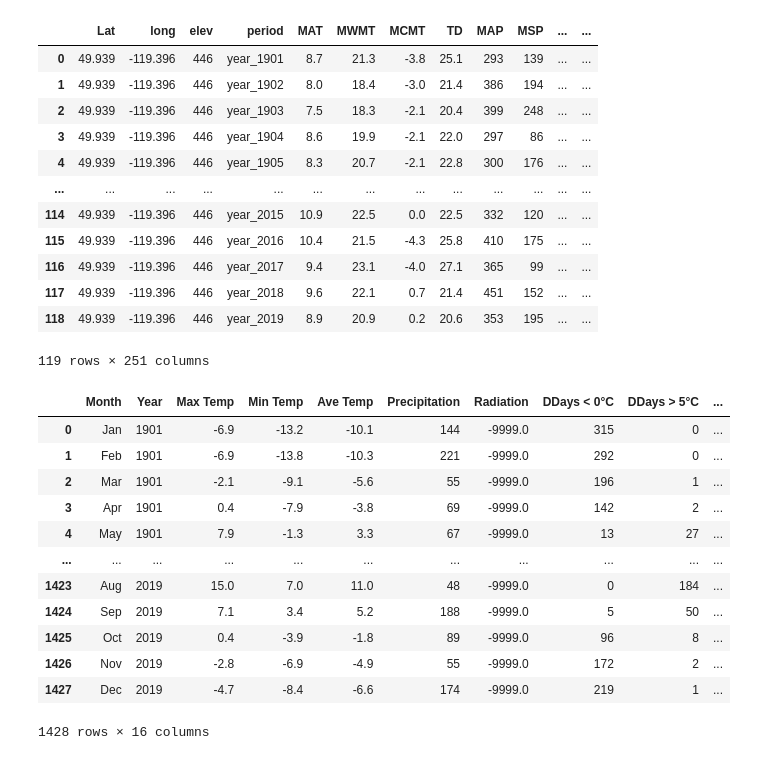
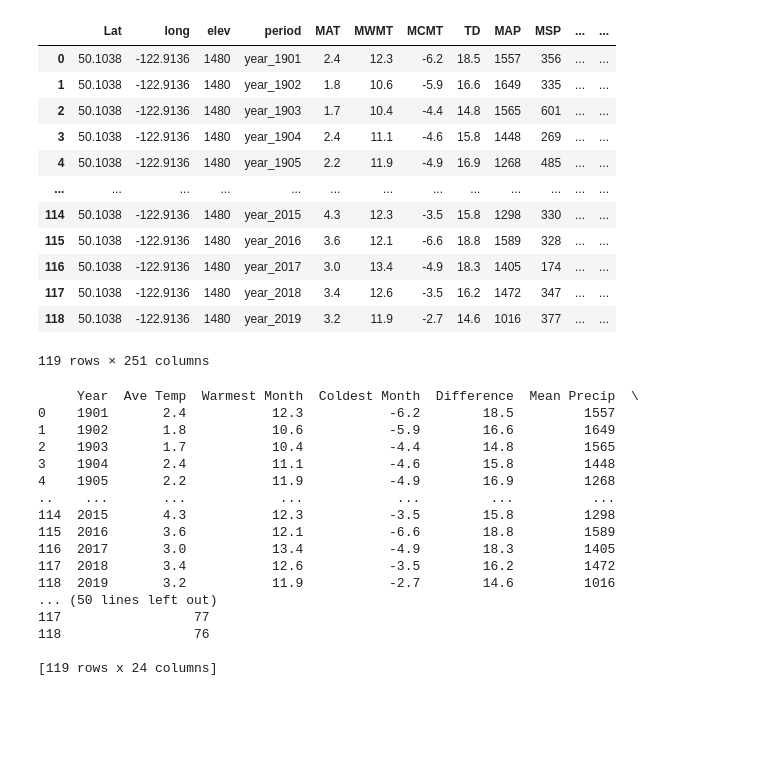
Before and after one commit to data301-2020-winter1/course-project-solo_502, a Jupyter notebook: analysis/scripts/project_function(06.11).ipynb, the cells around one changed output. Cells and saved outputs as stored; diff of their text form; code cells hidden in the pictures; blank space fills up the shorter version.

```diff
--- a/analysis/scripts/project_function(06.11).ipynb
+++ b/analysis/scripts/project_function(06.11).ipynb
@@ -1,26 +1,26 @@
 # %%
 import pandas as pd
 import numpy as np
 from functools import reduce
 import seaborn as sns
 import matplotlib.pyplot as plt
 import matplotlib.pylab as pylab
 
 # exploring dataframe
-pd.read_csv(r'C:\Users\Len\Documents\GitHub\solo_502\course-project-solo_502\data\raw\ClimateData_UBCO.csv')
+pd.read_csv(r'C:\Users\Len\Documents\GitHub\solo_502\course-project-solo_502\data\raw\ClimateData_Whistler.csv')
 # %% [output]
 |  | Lat | long | elev | period | MAT | MWMT | MCMT | TD | MAP | MSP | ... | ... |
-| 0 | 49.939 | -119.396 | 446 | year_1901 | 8.7 | 21.3 | -3.8 | 25.1 | 293 | 139 | ... | ... |
-| 1 | 49.939 | -119.396 | 446 | year_1902 | 8.0 | 18.4 | -3.0 | 21.4 | 386 | 194 | ... | ... |
-| 2 | 49.939 | -119.396 | 446 | year_1903 | 7.5 | 18.3 | -2.1 | 20.4 | 399 | 248 | ... | ... |
-| 3 | 49.939 | -119.396 | 446 | year_1904 | 8.6 | 19.9 | -2.1 | 22.0 | 297 | 86 | ... | ... |
-| 4 | 49.939 | -119.396 | 446 | year_1905 | 8.3 | 20.7 | -2.1 | 22.8 | 300 | 176 | ... | ... |
+| 0 | 50.1038 | -122.9136 | 1480 | year_1901 | 2.4 | 12.3 | -6.2 | 18.5 | 1557 | 356 | ... | ... |
+| 1 | 50.1038 | -122.9136 | 1480 | year_1902 | 1.8 | 10.6 | -5.9 | 16.6 | 1649 | 335 | ... | ... |
+| 2 | 50.1038 | -122.9136 | 1480 | year_1903 | 1.7 | 10.4 | -4.4 | 14.8 | 1565 | 601 | ... | ... |
+| 3 | 50.1038 | -122.9136 | 1480 | year_1904 | 2.4 | 11.1 | -4.6 | 15.8 | 1448 | 269 | ... | ... |
+| 4 | 50.1038 | -122.9136 | 1480 | year_1905 | 2.2 | 11.9 | -4.9 | 16.9 | 1268 | 485 | ... | ... |
 | ... | ... | ... | ... | ... | ... | ... | ... | ... | ... | ... | ... | ... |
-| 114 | 49.939 | -119.396 | 446 | year_2015 | 10.9 | 22.5 | 0.0 | 22.5 | 332 | 120 | ... | ... |
-| 115 | 49.939 | -119.396 | 446 | year_2016 | 10.4 | 21.5 | -4.3 | 25.8 | 410 | 175 | ... | ... |
-| 116 | 49.939 | -119.396 | 446 | year_2017 | 9.4 | 23.1 | -4.0 | 27.1 | 365 | 99 | ... | ... |
-| 117 | 49.939 | -119.396 | 446 | year_2018 | 9.6 | 22.1 | 0.7 | 21.4 | 451 | 152 | ... | ... |
-| 118 | 49.939 | -119.396 | 446 | year_2019 | 8.9 | 20.9 | 0.2 | 20.6 | 353 | 195 | ... | ... |
+| 114 | 50.1038 | -122.9136 | 1480 | year_2015 | 4.3 | 12.3 | -3.5 | 15.8 | 1298 | 330 | ... | ... |
+| 115 | 50.1038 | -122.9136 | 1480 | year_2016 | 3.6 | 12.1 | -6.6 | 18.8 | 1589 | 328 | ... | ... |
+| 116 | 50.1038 | -122.9136 | 1480 | year_2017 | 3.0 | 13.4 | -4.9 | 18.3 | 1405 | 174 | ... | ... |
+| 117 | 50.1038 | -122.9136 | 1480 | year_2018 | 3.4 | 12.6 | -3.5 | 16.2 | 1472 | 347 | ... | ... |
+| 118 | 50.1038 | -122.9136 | 1480 | year_2019 | 3.2 | 11.9 | -2.7 | 14.6 | 1016 | 377 | ... | ... |
 119 rows × 251 columns
 # %%
 # method chaining and creating a function for all my datasets with the same format
@@ -64,7 +64,7 @@ def load_and_process(path_to_csv_file):
                             'DDays < 18°C', 'DDays > 18°C', 'Frost Free Days', 'Snowfall', 'Evaporation',
                             'Moisture Deficit', 'Relative Humidity']
 
-    return monthly_data
+#     return monthly_data
 
     ## seasonal variables
     # winter variables
@@ -86,7 +86,7 @@ def load_and_process(path_to_csv_file):
                             'DDays < 18°C', 'DDays > 18°C', 'Frost Free Days', 'Snowfall', 'Evaporation',
                             'Moisture Deficit', 'Relative Humidity']
 
-    return seasonal_data
+#     return seasonal_data
 
     ## annual variables
     dataframe_a = (
@@ -103,27 +103,31 @@ def load_and_process(path_to_csv_file):
                            'Frost Free Days','Begin FFP','End FFP','Frost Free Period', 'Snowfall', 'Min Temp (30)', 'Max Temp (30)', 'Radiation',
                            'Evaporation', 'Moisture Deficit', 'Relative Humidity']
 
-#     return yearly_data
+    print(yearly_data)
 
-load_and_process(r'C:\Users\Len\Documents\GitHub\solo_502\course-project-solo_502\data\raw\ClimateData_Big_White.csv')
+load_and_process(r'C:\Users\Len\Documents\GitHub\solo_502\course-project-solo_502\data\raw\ClimateData_Whistler.csv')
 # load_and_process()
 # print(load_and_process['seasonal_data'])
 
-# monthly_data.to_csv(r'C:\Users\Len\Documents\GitHub\solo_502\course-project-solo_502\data\processed\ClimateData_Big_White_months.csv', index=False)
-# seasonal_data.to_csv(r'C:\Users\Len\Documents\GitHub\solo_502\course-project-solo_502\data\processed\ClimateData_Big_White_seasons.csv', index=False)
-# yearly_data.to_csv(r'C:\Users\Len\Documents\GitHub\solo_502\course-project-solo_502\data\processed\ClimateData_Big_White_years.csv', index=False)
+monthly_data.to_csv(r'C:\Users\Len\Documents\GitHub\solo_502\course-project-solo_502\data\processed\ClimateData_Whistler_months.csv', index=False)
+seasonal_data.to_csv(r'C:\Users\Len\Documents\GitHub\solo_502\course-project-solo_502\data\processed\ClimateData_Whistler_seasons.csv', index=False)
+yearly_data.to_csv(r'C:\Users\Len\Documents\GitHub\solo_502\course-project-solo_502\data\processed\ClimateData_Whistler_years.csv', index=False)
 # %% [output]
-|  | Month | Year | Max Temp | Min Temp | Ave Temp | Precipitation | Radiation | DDays < 0°C | DDays > 5°C | ... |
-| 0 | Jan | 1901 | -6.9 | -13.2 | -10.1 | 144 | -9999.0 | 315 | 0 | ... |
-| 1 | Feb | 1901 | -6.9 | -13.8 | -10.3 | 221 | -9999.0 | 292 | 0 | ... |
-| 2 | Mar | 1901 | -2.1 | -9.1 | -5.6 | 55 | -9999.0 | 196 | 1 | ... |
-| 3 | Apr | 1901 | 0.4 | -7.9 | -3.8 | 69 | -9999.0 | 142 | 2 | ... |
-| 4 | May | 1901 | 7.9 | -1.3 | 3.3 | 67 | -9999.0 | 13 | 27 | ... |
-| ... | ... | ... | ... | ... | ... | ... | ... | ... | ... | ... |
-| 1423 | Aug | 2019 | 15.0 | 7.0 | 11.0 | 48 | -9999.0 | 0 | 184 | ... |
-| 1424 | Sep | 2019 | 7.1 | 3.4 | 5.2 | 188 | -9999.0 | 5 | 50 | ... |
-| 1425 | Oct | 2019 | 0.4 | -3.9 | -1.8 | 89 | -9999.0 | 96 | 8 | ... |
-| 1426 | Nov | 2019 | -2.8 | -6.9 | -4.9 | 55 | -9999.0 | 172 | 2 | ... |
-| 1427 | Dec | 2019 | -4.7 | -8.4 | -6.6 | 174 | -9999.0 | 219 | 1 | ... |
-1428 rows × 16 columns
+     Year  Ave Temp  Warmest Month  Coldest Month  Difference  Mean Precip  \
+0    1901       2.4           12.3           -6.2        18.5         1557
+1    1902       1.8           10.6           -5.9        16.6         1649
+2    1903       1.7           10.4           -4.4        14.8         1565
+3    1904       2.4           11.1           -4.6        15.8         1448
+4    1905       2.2           11.9           -4.9        16.9         1268
+..    ...       ...            ...            ...         ...          ...
+114  2015       4.3           12.3           -3.5        15.8         1298
+115  2016       3.6           12.1           -6.6        18.8         1589
+116  2017       3.0           13.4           -4.9        18.3         1405
+117  2018       3.4           12.6           -3.5        16.2         1472
+118  2019       3.2           11.9           -2.7        14.6         1016
+... (50 lines left out)
+117                 77
+118                 76
+
+[119 rows x 24 columns]
 # %%
```
Also changed, not shown: parts of 1 cell of this notebook, 6 other files.
